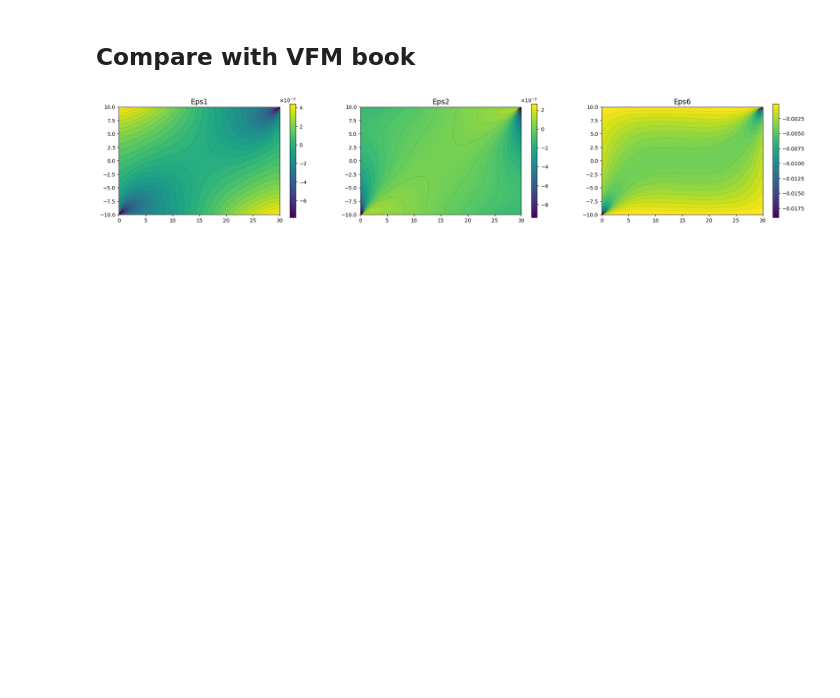
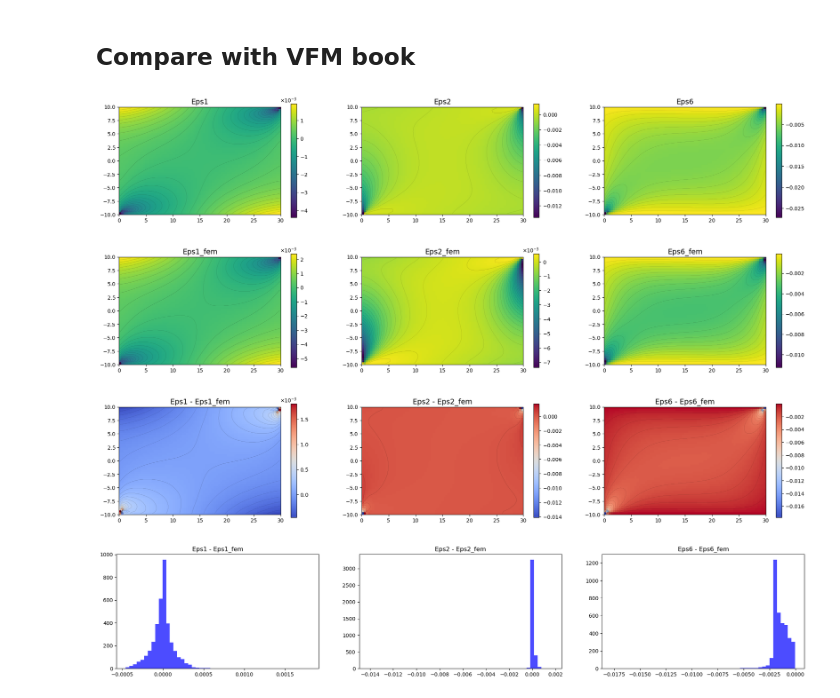
Before and after one commit to bonneted/PINN-MT2.0, a Jupyter notebook: 3_iosipescu/fem_forward.ipynb, the cells around one changed output. Saved outputs shown, nothing was run; the diff lists cells and outputs as text; code cells hidden in the pictures; blank space fills up the shorter version.

Commit message:
update iosipescu

```diff
--- a/3_iosipescu/fem_forward.ipynb
+++ b/3_iosipescu/fem_forward.ipynb
@@ -4,7 +4,7 @@ import numpy as np
 from mpmath import findroot
 # %%
 # --- User choice: 'iso' or 'ortho' ---
-material_type = 'iso'  # 'iso' for isotropic, 'ortho' for orthotropic
+material_type = 'orthotropic'  # 'isotropic' or 'orthotropic'
 
 # Geometry parameters (mm)
 J1S, J1L = 15.0, 23.0    # left clamp lengths
@@ -12,10 +12,10 @@ J2S, J2L = 15.0, 23.0    # right clamp lengths
 gauge    = 30.0          # central gauge length
 w        = 20.0          # specimen height
 t        =  2.3          # thickness depth
-Xmax     = gauge + J1L + J2L  # total length
+Xmax     = gauge + J1L + J2L  # total length = 76.0 mm
 
 # Material parameters (converted to N/mm^2)
-if material_type == 'iso':
+if material_type == 'isotropic':
     E   = 52e3      # GPa->N/mm^2
     nu  = 0.3
     G   = 20e3
@@ -28,7 +28,7 @@ if material_type == 'iso':
             [E/(1+nu)*eps[1,0],             E/(1-nu**2)*(eps[1,1] + nu*eps[0,0])]
         ])
 
-elif material_type == 'ortho':
+elif material_type == 'orthotropic':
     Q11, Q22, Q12, Q66 = 41e3, 10.3e3, 3.1e3, 4e3
     F_target = -702.0
     # orthotropic plane stress
@@ -100,7 +100,7 @@ def fU(val):
     return reaction() - F_target
 
 U_sol = findroot(fU, 0.0)
-# print(f"Found U = {U_sol:.6f} mm for material {material_type}")
+print(f"Found U = {float(U_sol):.6f} mm for material {material_type}")
 
 # Final solve & post-process
 U.assign(U_sol)
@@ -221,35 +344,56 @@ plt.show()
 # %%
 from scipy.io import loadmat
 
 # Load the data
-data = loadmat('data/Iosipescu_isotropic.mat')
+data_path = 'data/Iosipescu_isotropic.mat' if material_type == 'iso' else 'data/Iosipescu_orthotropic.mat'
+data = loadmat(data_path)
 X1 = data['X1']
 X2 = data['X2']
 L = float(data['L'].item())
 w = float(data['w'].item())
 t = float(data['t'].item())
 F = float(data['F'].item())
 Eps1 = data['Eps1']
 Eps2 = data['Eps2']
 Eps6 = data['Eps6']
 
 
-Eps1_fem = np.array([strain([X1[i, j]+J1L, X2[i, j]-10])[0] for i in range(X1.shape[0]) for j in range(X1.shape[1])]).reshape(X1.shape)
-Eps2_fem = np.array([strain([X1[i, j]+J1L, X2[i, j]]-10)[1] for i in range(X1.shape[0]) for j in range(X1.shape[1])]).reshape(X1.shape)
-Eps6_fem = np.array([strain([X1[i, j]+J1L, X2[i, j]]-10)[3] for i in range(X1.shape[0]) for j in range(X1.shape[1])]).reshape(X1.shape)
+Eps1_fem = np.array([strain([X1[i, j]+J1L, X2[i, j]+10])[0] for i in range(X1.shape[0]) for j in range(X1.shape[1])]).reshape(X1.shape)
+Eps2_fem = np.array([strain([X1[i, j]+J1L, X2[i, j]+10])[3] for i in range(X1.shape[0]) for j in range(X1.shape[1])]).reshape(X1.shape)
+Eps6_fem = np.array([strain([X1[i, j]+J1L, X2[i, j]+10])[1] for i in range(X1.shape[0]) for j in range(X1.shape[1])]).reshape(X1.shape)
 
 # Plot the data
 fig, ax = plt.subplots(1, 3, figsize=(24, 4))
 im = pcolor_plot(ax[0], X1, X2, Eps1, "Eps1",colormap=cmap)
 im = pcolor_plot(ax[1], X1, X2, Eps2, "Eps2",colormap=cmap)
 im = pcolor_plot(ax[2], X1, X2, Eps6, "Eps6",colormap=cmap)
 plt.show()
 
+# Plot the FEM results
+fig, ax = plt.subplots(1, 3, figsize=(24, 4))
+im = pcolor_plot(ax[0], X1, X2, Eps1_fem, "Eps1_fem",colormap=cmap)
+im = pcolor_plot(ax[1], X1, X2, Eps2_fem, "Eps2_fem",colormap=cmap)
+im = pcolor_plot(ax[2], X1, X2, Eps6_fem, "Eps6_fem",colormap=cmap)
+plt.show()
+
 # Plot residuals
-# fig, ax = plt.subplots(1, 3, figsize=(24, 4))
-# im = pcolor_plot(ax[0], X1, X2, Eps1 - Eps1_fem, "Eps1 - Eps1_fem",colormap="coolwarm")
-# im = pcolor_plot(ax[1], X1, X2, Eps2 - Eps2_fem, "Eps2 - Eps2_fem",colormap="coolwarm")
-# im = pcolor_plot(ax[2], X1, X2, Eps6 - Eps6_fem, "Eps6 - Eps6_fem",colormap="coolwarm")
-# plt.show()
+fig, ax = plt.subplots(1, 3, figsize=(24, 4))
+im = pcolor_plot(ax[0], X1, X2, Eps1 - Eps1_fem, "Eps1 - Eps1_fem",colormap="coolwarm")
+im = pcolor_plot(ax[1], X1, X2, Eps2 - Eps2_fem, "Eps2 - Eps2_fem",colormap="coolwarm")
+im = pcolor_plot(ax[2], X1, X2, Eps6 - Eps6_fem, "Eps6 - Eps6_fem",colormap="coolwarm")
+plt.show()
+
+# Plot histograms of residuals
+fig, ax = plt.subplots(1, 3, figsize=(24, 4))
+ax[0].hist((Eps1 - Eps1_fem).flatten(), bins=50, color='blue', alpha=0.7)
+ax[0].set_title("Eps1 - Eps1_fem")
+ax[1].hist((Eps2 - Eps2_fem).flatten(), bins=50, color='blue', alpha=0.7)
+ax[1].set_title("Eps2 - Eps2_fem")
+ax[2].hist((Eps6 - Eps6_fem).flatten(), bins=50, color='blue', alpha=0.7)
+ax[2].set_title("Eps6 - Eps6_fem")
+plt.show()
 # %% [output]
-[figure, old version]
+[figure, new version]
+[figure, added]
+[figure, added]
+[figure, added]
```
Also changed, not shown: parts of 7 cells of this notebook, 6 other files.
